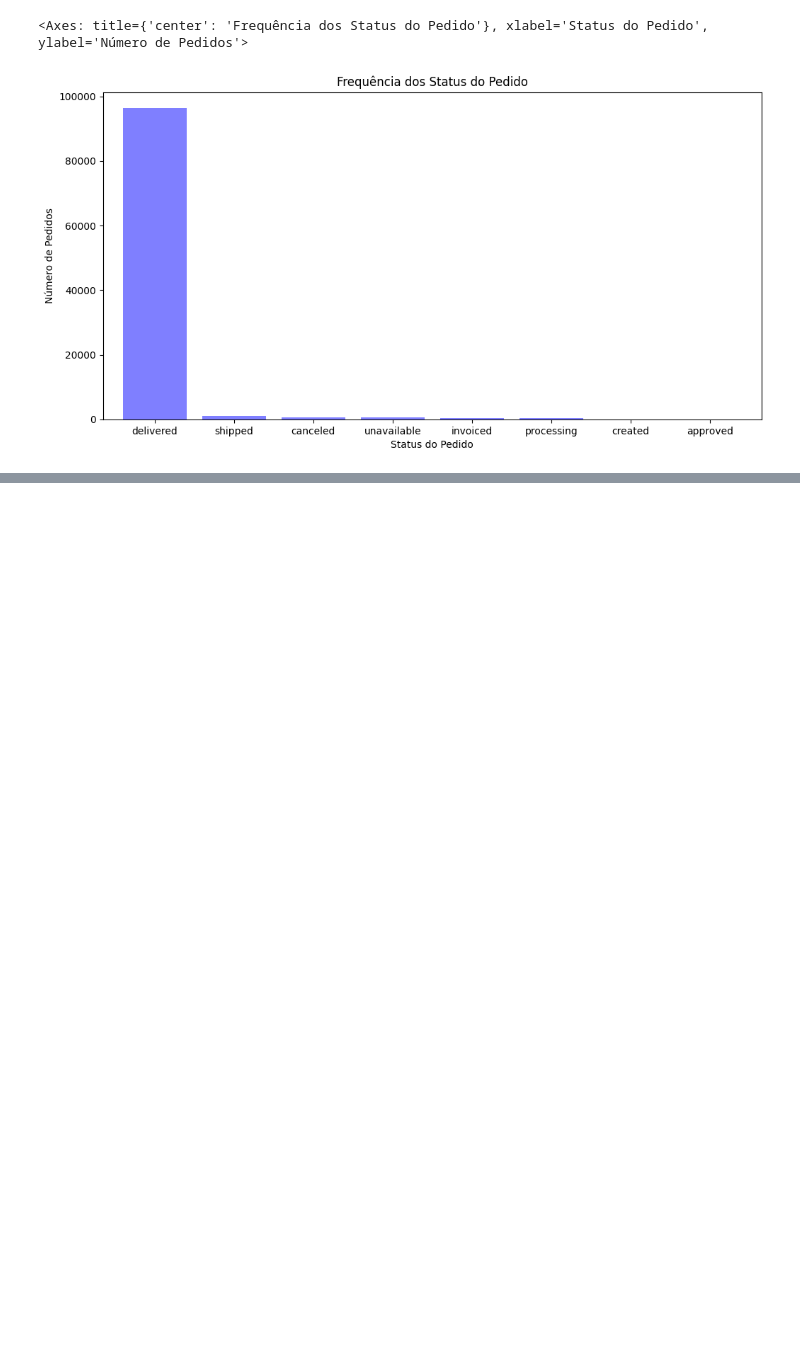
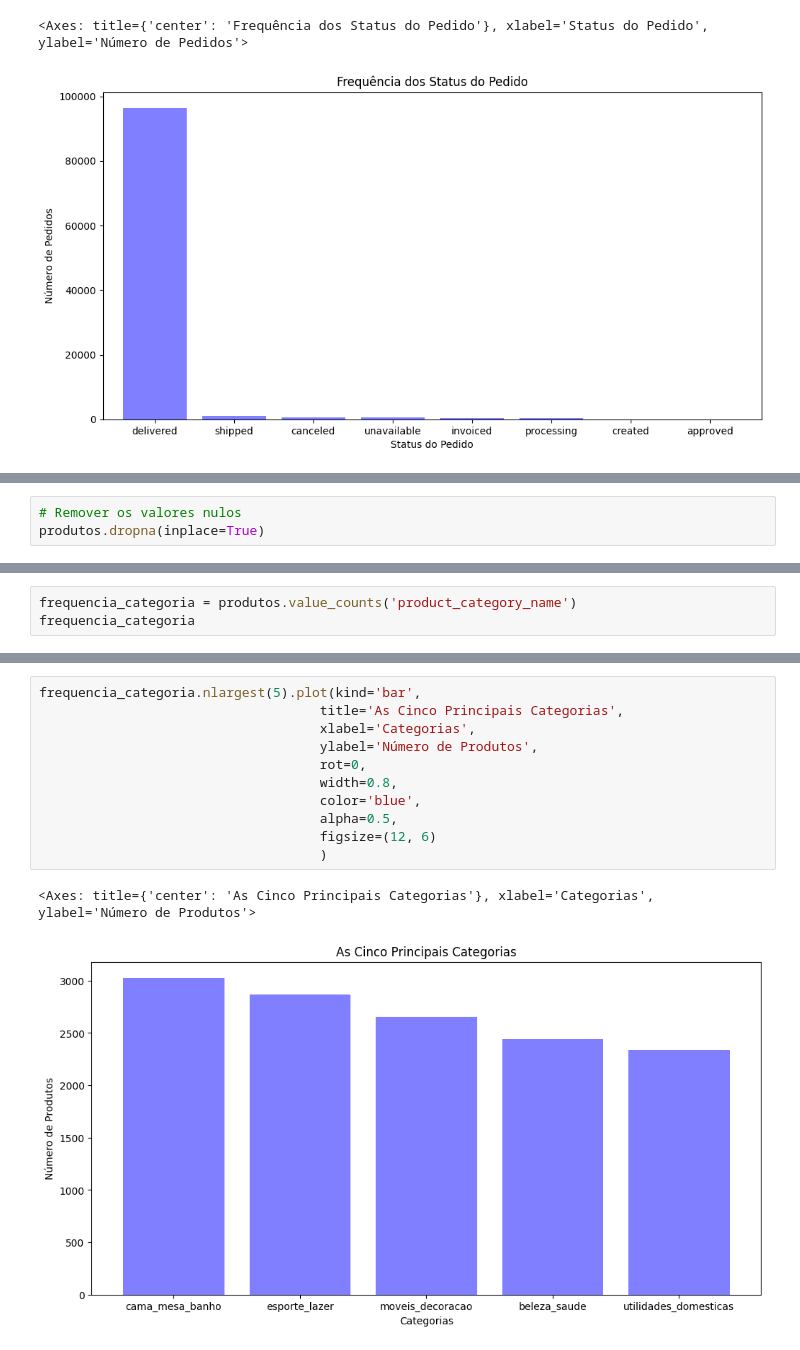
Before and after one commit to RayVilaca/Bootcamp-Data-Science-Ada, a Jupyter notebook: projetos-conclusao-modulo/modulo2/projeto.ipynb, the cells around one changed output, grey strips where cells are left out. Saved outputs shown, nothing was run; the diff lists cells and outputs as text; blank space fills up the shorter version.

Commit message:
feat: add products section in module 2

```diff
--- a/projetos-conclusao-modulo/modulo2/projeto.ipynb
+++ b/projetos-conclusao-modulo/modulo2/projeto.ipynb
@@ -540,0 +603,3 @@ frequencia_status_pedido.plot(kind='bar',
+# %%
+# Remover os valores nulos
+produtos.dropna(inplace=True)
@@ -540,0 +624,3 @@ frequencia_status_pedido.plot(kind='bar',
+# %%
+frequencia_categoria = produtos.value_counts('product_category_name')
+frequencia_categoria
@@ -540,0 +641,14 @@ frequencia_status_pedido.plot(kind='bar',
+# %%
+frequencia_categoria.nlargest(5).plot(kind='bar',
+                                    title='As Cinco Principais Categorias',
+                                    xlabel='Categorias',
+                                    ylabel='Número de Produtos',
+                                    rot=0,
+                                    width=0.8,
+                                    color='blue',
+                                    alpha=0.5,
+                                    figsize=(12, 6)
+                                    )
+# %% [output]
+<Axes: title={'center': 'As Cinco Principais Categorias'}, xlabel='Categorias', ylabel='Número de Produtos'>
+[figure, added]
```
Also changed, not shown: parts of 14 cells of this notebook.
